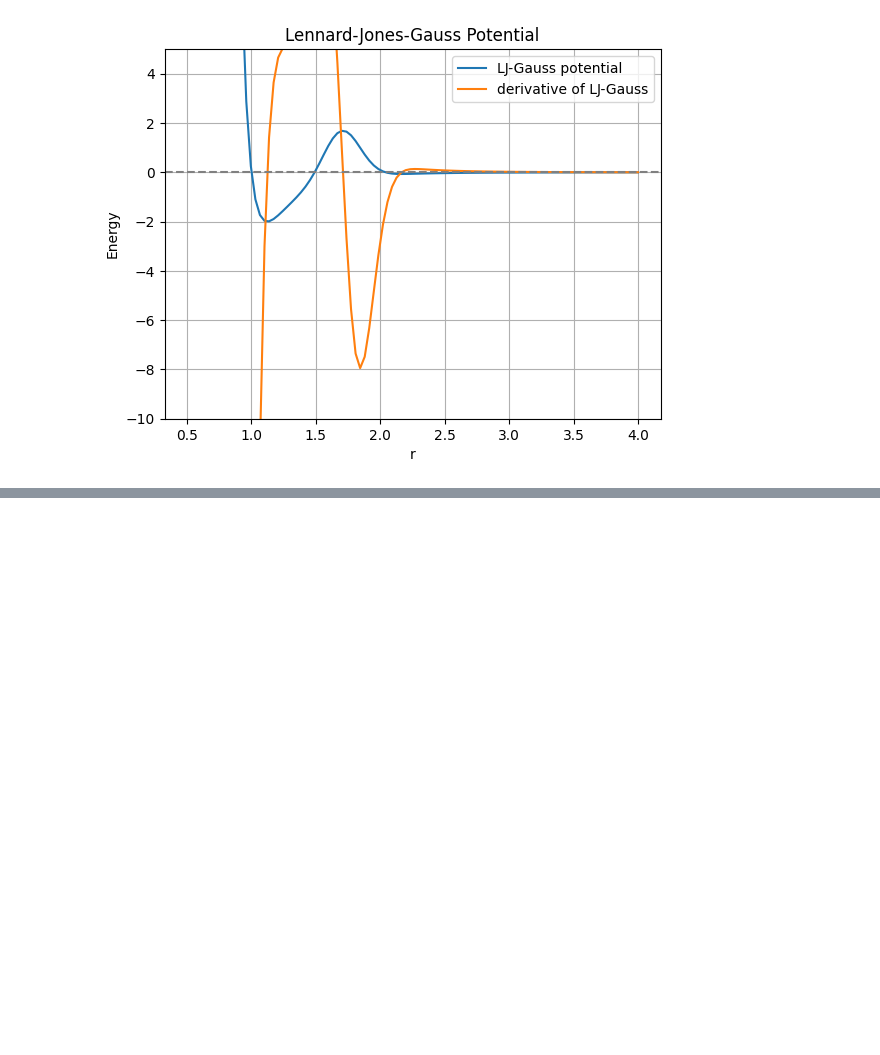
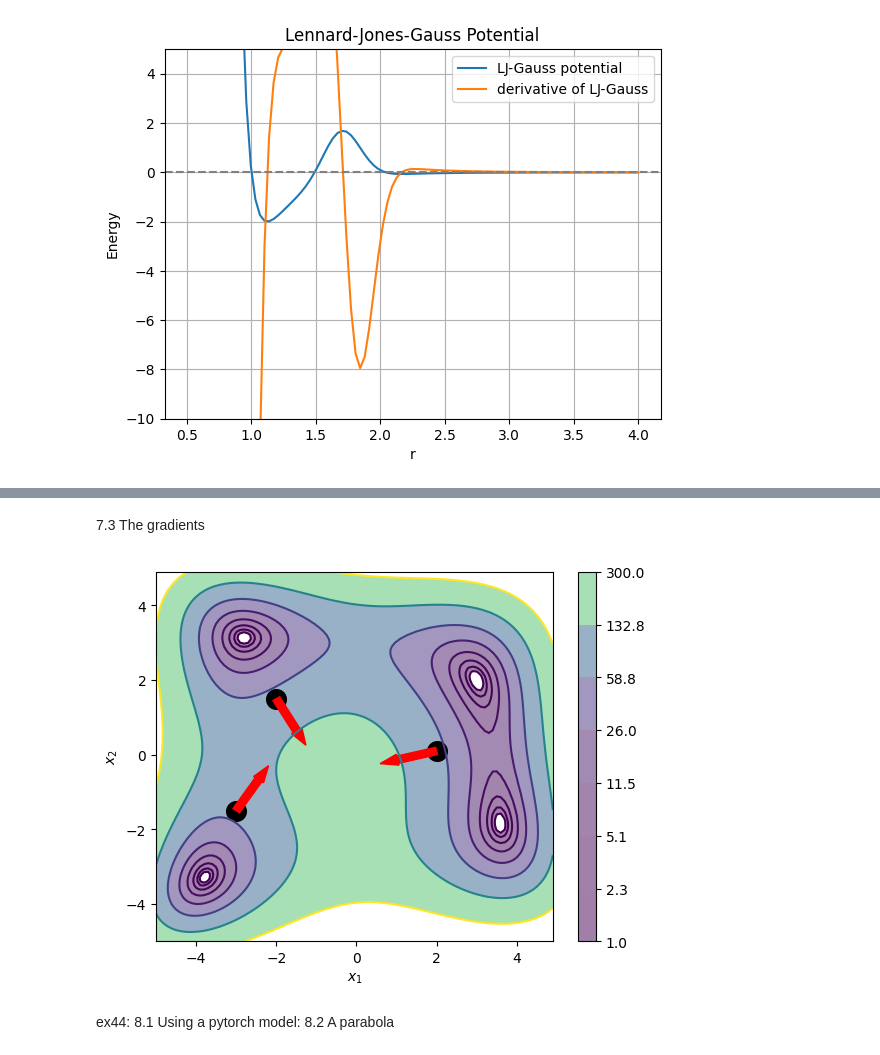
Before and after one commit to Justusperthes/Comphy, a Jupyter notebook: w8/torch.ipynb, the cells around one changed output, grey strips where cells are left out. Saved outputs shown, nothing was run; the diff lists cells and outputs as text; code cells hidden in the pictures; blank space fills up the shorter version.

```diff
--- a/w8/torch.ipynb
+++ b/w8/torch.ipynb
@@ -429,0 +432,4 @@ plt.show()
+# %%
+# Define the original function
+def f(x1, x2):
+    return (x1**2 + x2 - 11)**2 + (x1 + x2**2 - 7)**2
@@ -429,0 +483,21 @@ plt.show()
+# %% [markdown]
+7.3 The gradients
+# %%
+# Create an instance of ContourPlotter
+plotter = ContourPlotter(func=f)
+
+# Plot the contour
+plotter.plot_contour()
+
+# Specify points for gradient visualization
+gradient_points = [[-2, 1.5], [2, 0.1], [-3, -1.5]]
+
+# Plot gradients at the specified points
+plotter.plot_gradients(points=gradient_points)
+
+# Show the plot
+plotter.show()
+# %% [output]
+[figure, added]
+# %% [markdown]
+ex44: 8.1 Using a pytorch model: 8.2 A parabola
```
Also changed, not shown: parts of 3 cells of this notebook.
